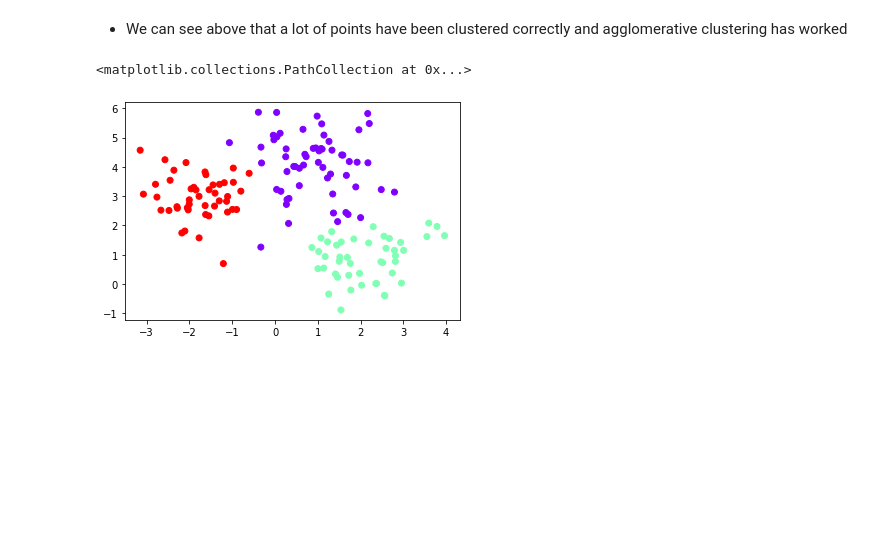
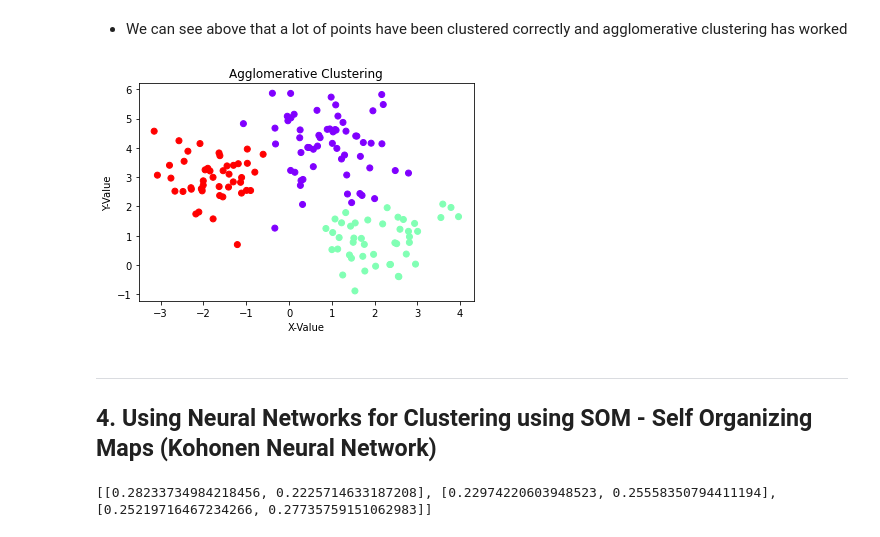
Before and after one commit to HarshitCodex/WSN-Clustering, a Jupyter notebook: wsn_clustering.ipynb, the cells around one changed output. Cells and saved outputs as stored; diff of their text form; code cells hidden in the pictures; blank space fills up the shorter version.

Commit message:
Add:Kohonen NN Clustering on wsn

```diff
--- a/wsn_clustering.ipynb
+++ b/wsn_clustering.ipynb
@@ -301,6 +324,12 @@ array([ True,  True,  True,  True,  True,  True,  True,  True,  True,
 - We can see above that a lot of points have been clustered correctly and agglomerative clustering has worked
 # %%
 plt.scatter(X[:,0],X[:,1],c=cluster.labels_,cmap = 'rainbow')
+plt.title("Agglomerative Clustering")
+plt.xlabel("X-Value")
+plt.ylabel("Y-Value")
+plt.show()
 # %% [output]
-<matplotlib.collections.PathCollection at 0x...>
-[figure, old version]
+[figure, new version]
+# %% [markdown]
+---
+## 4. Using Neural Networks for Clustering using SOM - Self Organizing Maps (Kohonen Neural Network)
@@ -306,0 +374,4 @@ plt.scatter(X[:,0],X[:,1],c=cluster.labels_,cmap = 'rainbow')
+# %%
+print(W)
+# %% [output]
+[[0.28233734984218456, 0.2225714633187208], [0.22974220603948523, 0.25558350794411194], [0.25219716467234266, 0.27735759151062983]]
```
Also changed, not shown: parts of 20 cells of this notebook.
